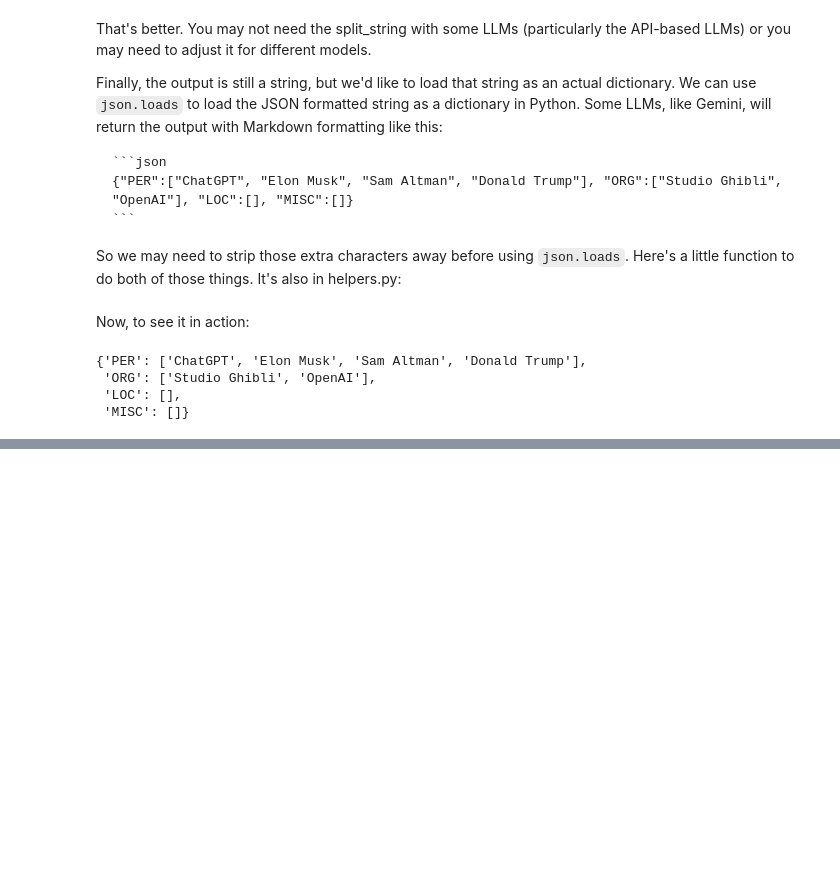
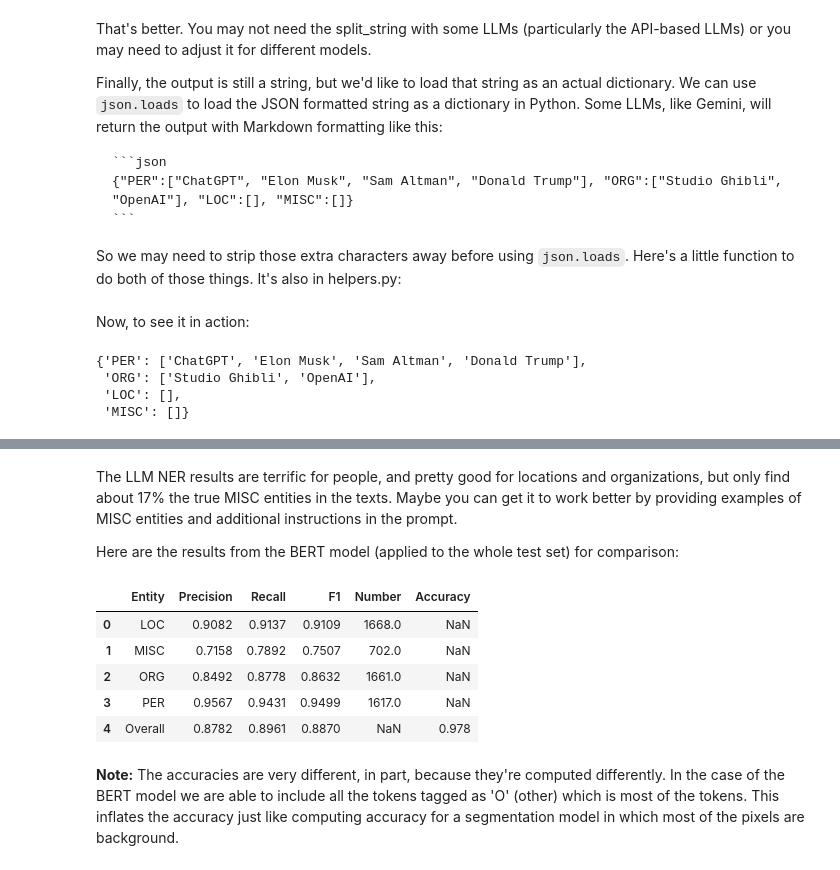
Before and after one commit to marceloamoraes/DS776_DeepLearning, a Jupyter notebook: Lessons/Lesson_10_Named_Entity_Recognition/L10_1_Finetuning_and_LLMs_for_NER.ipynb, the cells around one changed output, grey strips where cells are left out. Saved outputs shown, nothing was run; the diff lists cells and outputs as text; code cells hidden in the pictures; blank space fills up the shorter version.

```diff
--- a/Lessons/Lesson_10_Named_Entity_Recognition/L10_1_Finetuning_and_LLMs_for_NER.ipynb
+++ b/Lessons/Lesson_10_Named_Entity_Recognition/L10_1_Finetuning_and_LLMs_for_NER.ipynb
@@ -1425,0 +875,15 @@ Tokens from XLM-R tokenizer:
+# %% [markdown]
+The LLM NER results are terrific for people, and pretty good for locations and organizations, but only find about 17% the true MISC entities in the texts.  Maybe you can get it to work better by providing examples of MISC entities and additional instructions in the prompt.
+
+Here are the results from the BERT model (applied to the whole test set) for comparison:
+# %%
+display(df_results_BERT)
+# %% [output]
+|  | Entity | Precision | Recall | F1 | Number | Accuracy |
+| 0 | LOC | 0.9082 | 0.9137 | 0.9109 | 1668.0 | NaN |
+| 1 | MISC | 0.7158 | 0.7892 | 0.7507 | 702.0 | NaN |
+| 2 | ORG | 0.8492 | 0.8778 | 0.8632 | 1661.0 | NaN |
+| 3 | PER | 0.9567 | 0.9431 | 0.9499 | 1617.0 | NaN |
+| 4 | Overall | 0.8782 | 0.8961 | 0.8870 | NaN | 0.978 |
+# %% [markdown]
+**Note:** The accuracies are very different, in part, because they're computed differently.  In the case of the BERT model we are able to include all the tokens tagged as 'O' (other) which is most of the tokens.  This inflates the accuracy just like computing accuracy for a segmentation model in which most of the pixels are background.
```
Also changed, not shown: parts of 58 cells of this notebook, 2 other files.
